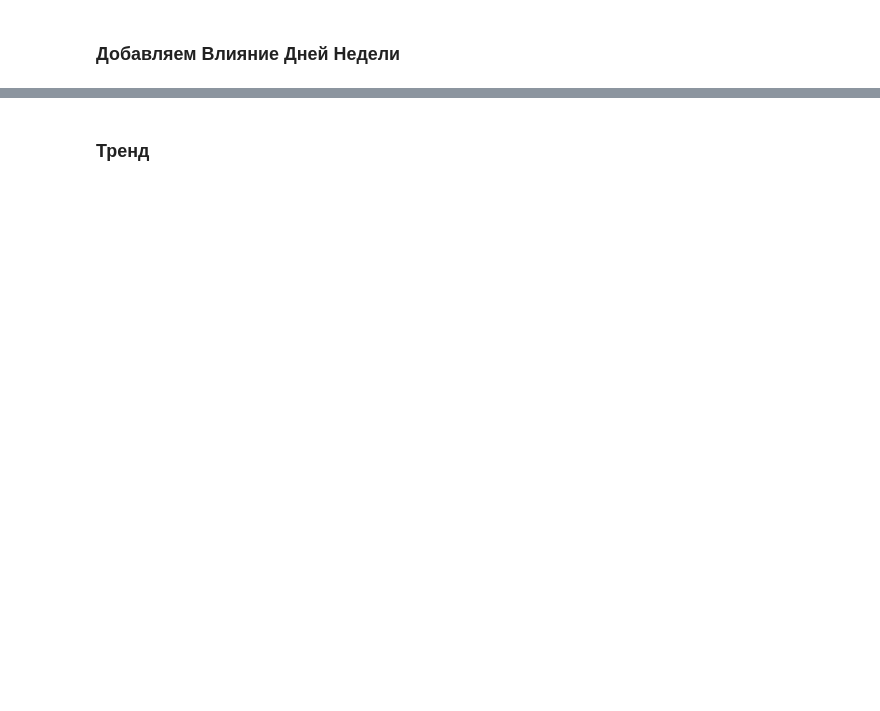
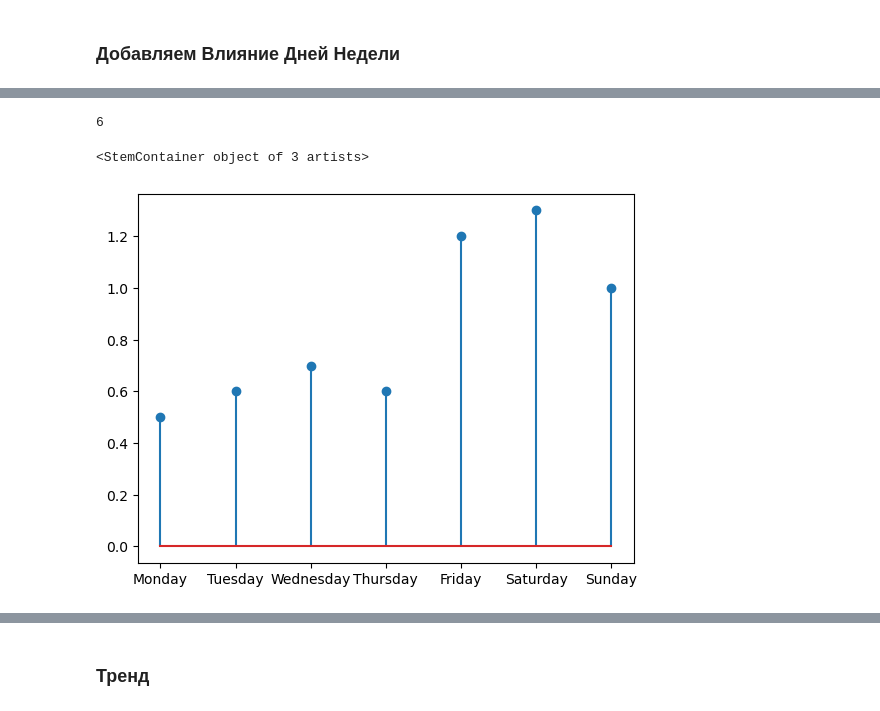
Before and after one commit to TrR1s/DS_Sochi, a Jupyter notebook: 0_graphics.ipynb, the cells around one changed output, grey strips where cells are left out. Drawn from its saved outputs; the diff is of its cells as text; code cells hidden in the pictures; blank space fills up the shorter version.

```diff
--- a/0_graphics.ipynb
+++ b/0_graphics.ipynb
@@ -63,9 +88,14 @@ house_res = np.array([no_swing(hand_amount_per_day,bet_per_hand,ev_for_house) fo
 # %%
-# ts.weekday()
+ts.weekday()
+# %% [output]
+6
 # %%
-# days = ["Monday", "Tuesday", "Wednesday", "Thursday", "Friday", "Saturday", "Sunday"]
+days = ["Monday", "Tuesday", "Wednesday", "Thursday", "Friday", "Saturday", "Sunday"]
 # %%
-# week_day_coef=[0.5,0.6,0.7,0.6,1.2,1.3,1]
+week_day_coef=[0.5,0.6,0.7,0.6,1.2,1.3,1]
 # %%
-# plt.stem(days,week_day_coef)
+plt.stem(days,week_day_coef)
+# %% [output]
+<StemContainer object of 3 artists>
+[figure, added]
 # %%
```
Also changed, not shown: parts of 24 cells of this notebook, 15 other files.
